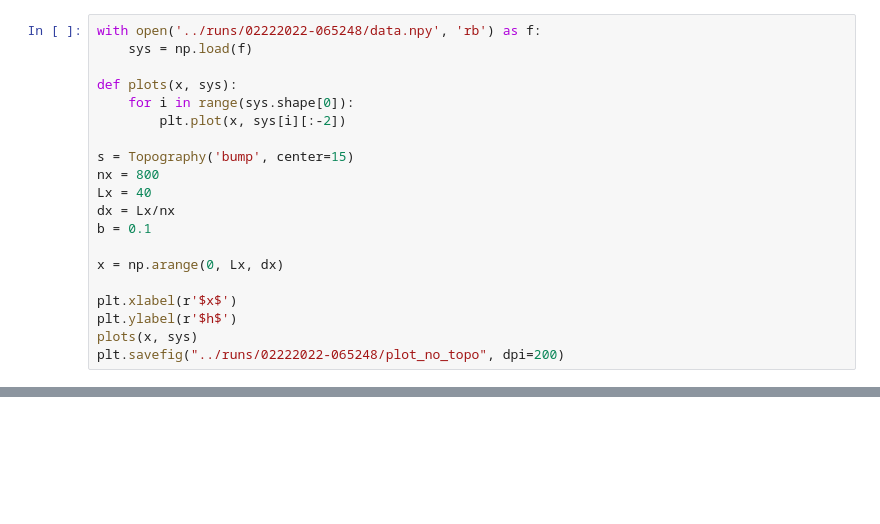
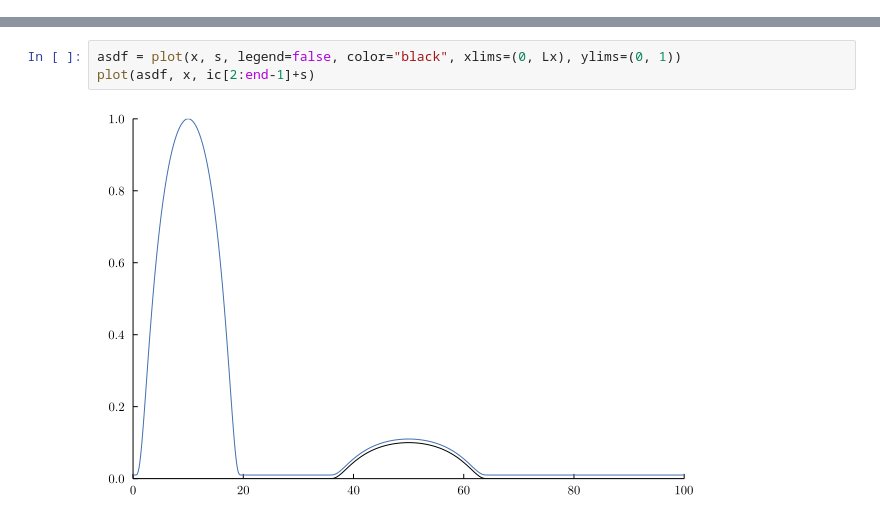
Before and after one commit to sbharg/thin_film_acoustics, a Jupyter notebook: code/flow.ipynb, the cells around one changed output, grey strips where cells are left out. Cells and saved outputs as stored; diff of their text form; blank space fills up the shorter version.

```diff
--- a/code/flow.ipynb
+++ b/code/flow.ipynb
@@ -281,20 +0,0 @@ np.save("../runs/%s/times" % dt_string, sol.t)
-# %%
-with open('../runs/02222022-065248/data.npy', 'rb') as f:
-    sys = np.load(f)
-
-def plots(x, sys):
-    for i in range(sys.shape[0]):
-        plt.plot(x, sys[i][:-2])
-
-s = Topography('bump', center=15)
-nx = 800
-Lx = 40
-dx = Lx/nx
-b = 0.1
-
-x = np.arange(0, Lx, dx)
-
-plt.xlabel(r'$x$')
-plt.ylabel(r'$h$')
-plots(x, sys)
-plt.savefig("../runs/02222022-065248/plot_no_topo", dpi=200)
@@ -302,0 +222,5 @@ plt.savefig("../runs/02222022-065248/plot_no_topo", dpi=200)
+# %%
+asdf = plot(x, s, legend=false, color="black", xlims=(0, Lx), ylims=(0, 1))
+plot(asdf, x, ic[2:end-1]+s)
+# %% [output]
+[figure, added]
```
Also changed, not shown: parts of 16 cells of this notebook, 26 other files.
